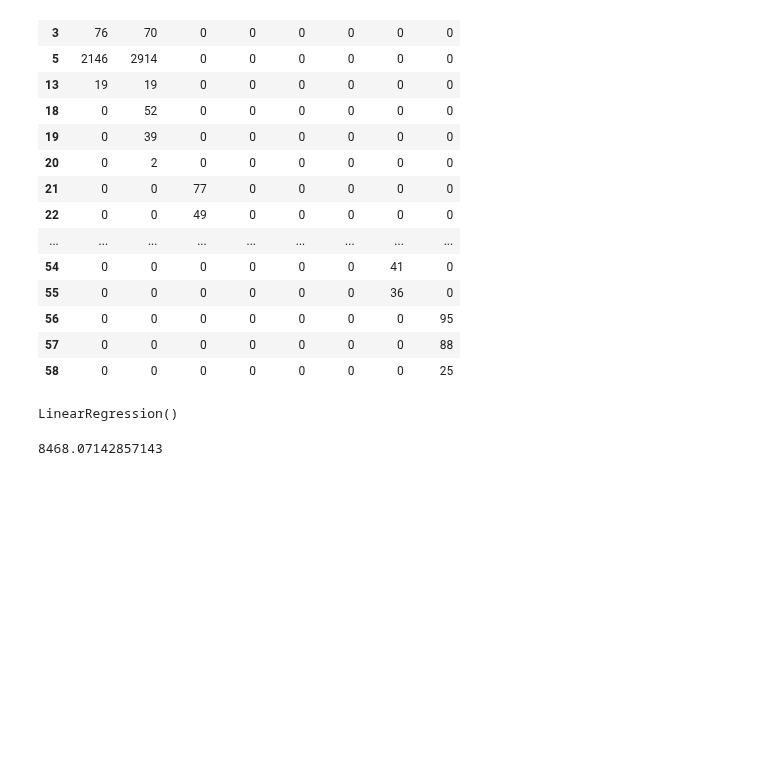
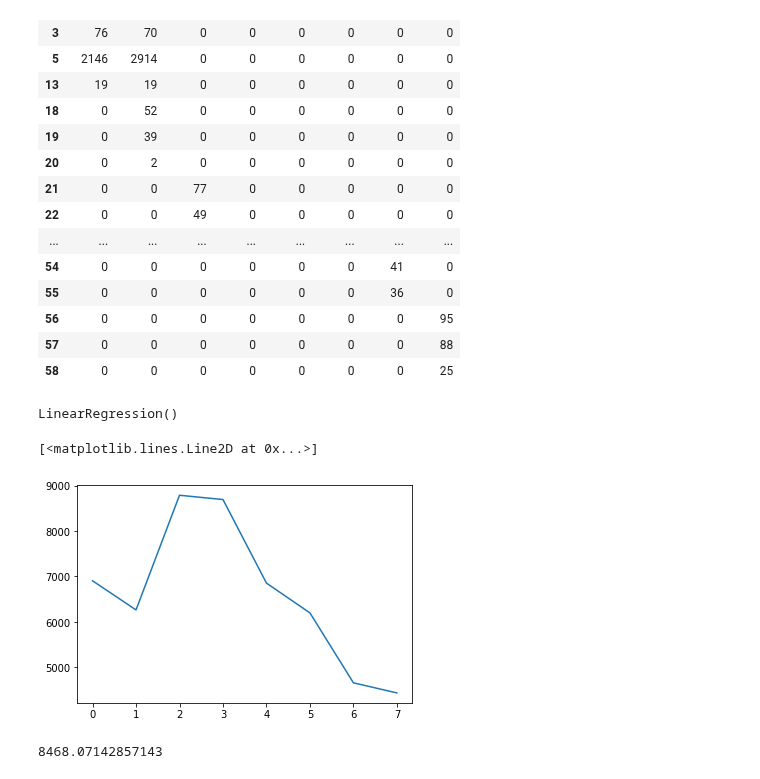
Before and after one commit to Maksimka9/clustering, a Jupyter notebook: main.ipynb, the cells around one changed output. Drawn from its saved outputs; the diff is of its cells as text; code cells hidden in the pictures; blank space fills up the shorter version.

```diff
--- a/main.ipynb
+++ b/main.ipynb
@@ -447,6 +418,11 @@ regression = LinearRegression()
 regression.fit(y0, x)
 # %% [output]
 LinearRegression()
+# %%
+plt.plot(y0)
+# %% [output]
+[<matplotlib.lines.Line2D at 0x...>]
+[figure, added]
 # %%
 float(regression.intercept_)
 # %% [output]
```
Also changed, not shown: parts of 2 cells of this notebook.
